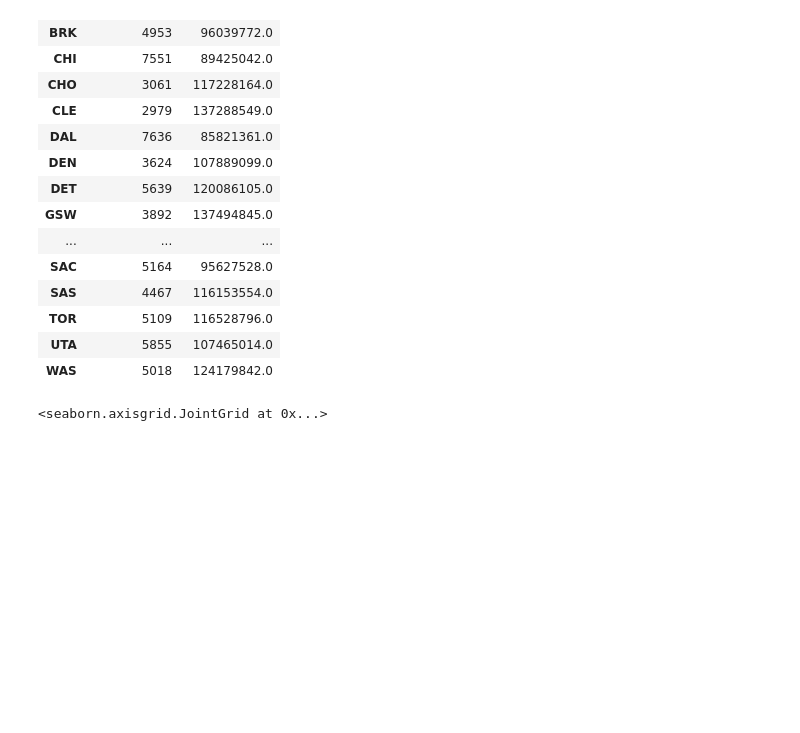
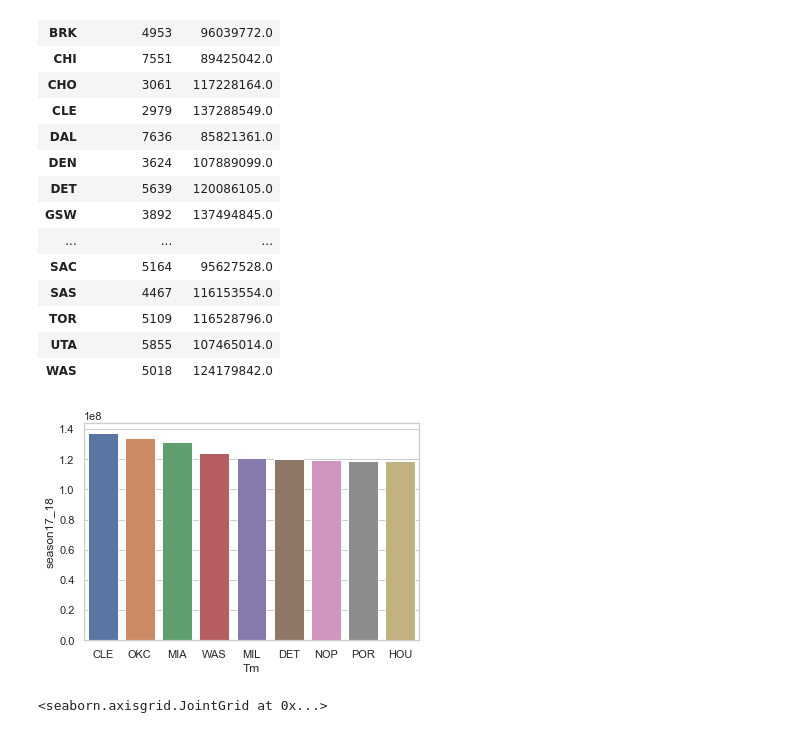
Before and after one commit to ShangYuChiang/IMLP347, a Jupyter notebook: 04_Seaborn數據視覺化.ipynb, the cells around one changed output. Saved outputs shown, nothing was run; the diff lists cells and outputs as text; code cells hidden in the pictures; blank space fills up the shorter version.

```diff
--- a/04_Seaborn數據視覺化.ipynb
+++ b/04_Seaborn數據視覺化.ipynb
@@ -114,6 +117,20 @@ salary_by_team
 | TOR | 5109 | 116528796.0 |
 | UTA | 5855 | 107465014.0 |
 | WAS | 5018 | 124179842.0 |
+# %%
+salary_by_team = data.groupby(by='Tm').sum().reset_index()
+# print(salary_by_team)
+salary_by_team = salary_by_team.sort_values(by = 'season17_18', ascending = False)
+
+team_top_10 = salary_by_team[1:10]
+tm = team_top_10['Tm']
+
+salary_sum = team_top_10['season17_18']
+sns.barplot(tm, salary_sum, data = team_top_10)
+sns.color_palette('hls', 10)
+sns.set(style='whitegrid')
+# %% [output]
+[figure, added]
 # %%
 import scipy.stats as stats
 
```
Also changed, not shown: parts of 2 cells of this notebook.
